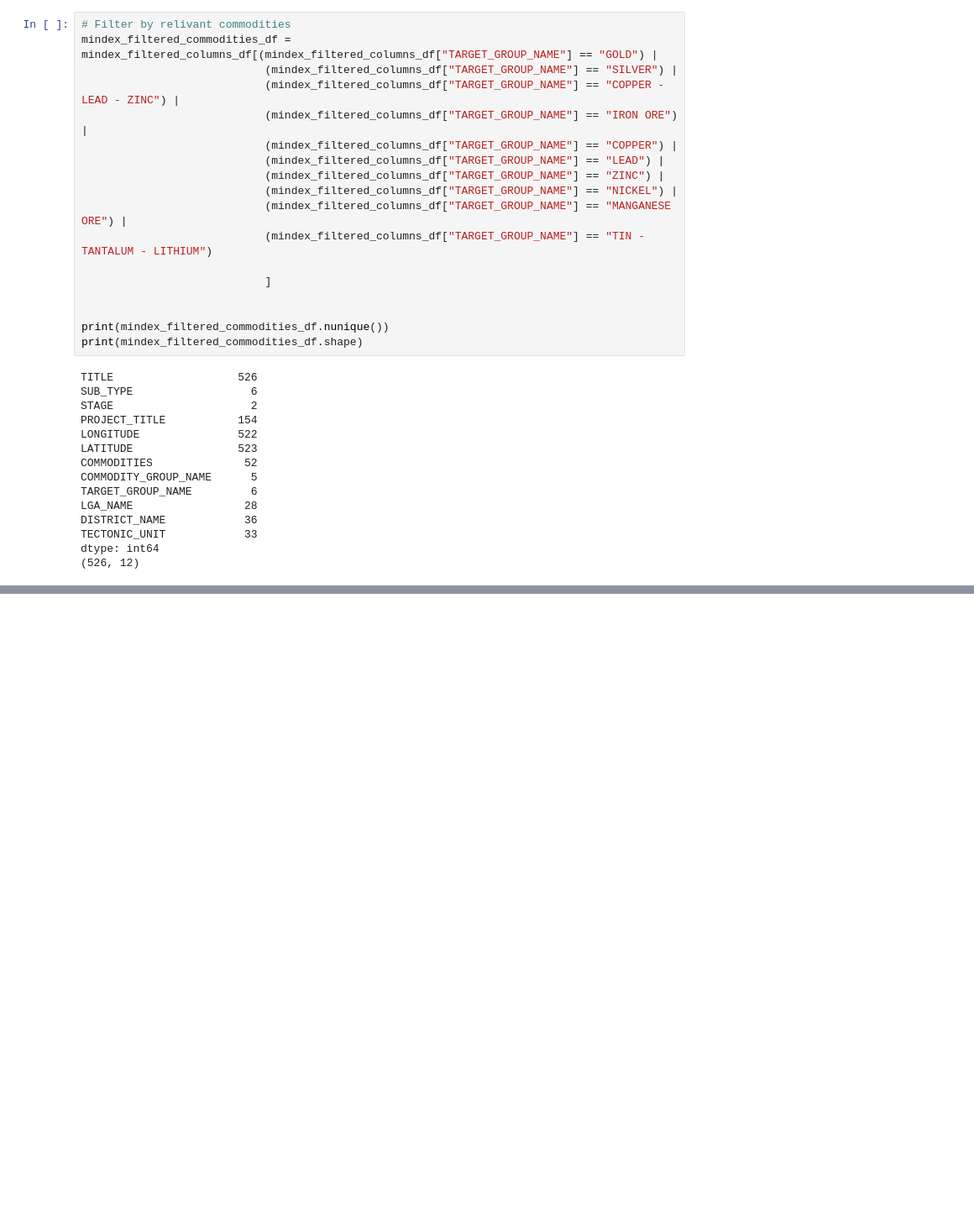
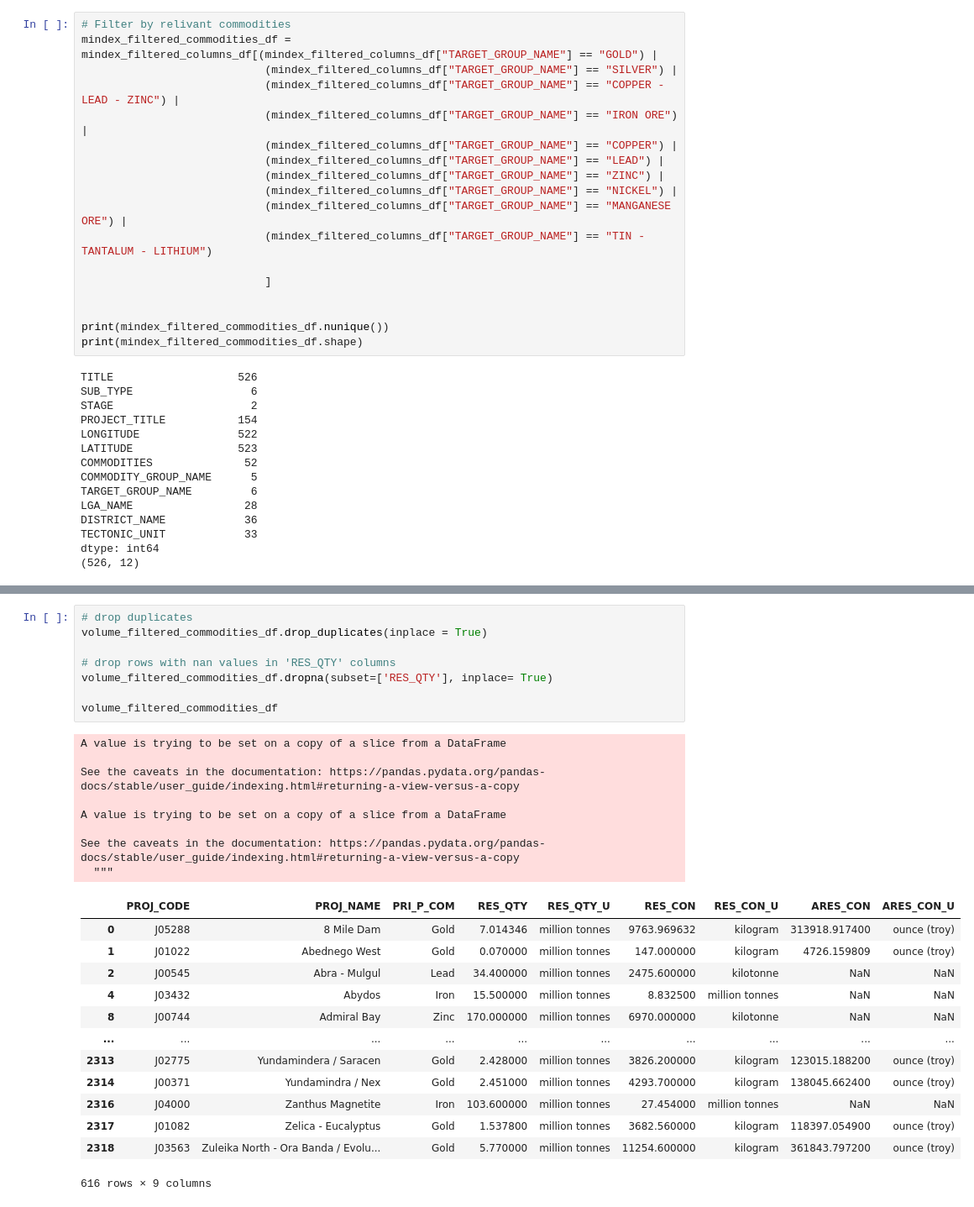
Before and after one commit to DannyBruzz/Project_3, a Jupyter notebook: minedex_elt_v1.ipynb, the cells around one changed output, grey strips where cells are left out. Shown at 84% size. Saved outputs shown, nothing was run; the diff lists cells and outputs as text; blank space fills up the shorter version.

```diff
--- a/minedex_elt_v1.ipynb
+++ b/minedex_elt_v1.ipynb
@@ -110,0 +233,30 @@ dtype: int64
+# %%
+# drop duplicates
+volume_filtered_commodities_df.drop_duplicates(inplace = True)
+
+# drop rows with nan values in 'RES_QTY' columns
+volume_filtered_commodities_df.dropna(subset=['RES_QTY'], inplace= True)
+
+volume_filtered_commodities_df
+# %% [output]
+A value is trying to be set on a copy of a slice from a DataFrame
+
+See the caveats in the documentation: https://pandas.pydata.org/pandas-docs/stable/user_guide/indexing.html#returning-a-view-versus-a-copy
+
+A value is trying to be set on a copy of a slice from a DataFrame
+
+See the caveats in the documentation: https://pandas.pydata.org/pandas-docs/stable/user_guide/indexing.html#returning-a-view-versus-a-copy
+  """
+|  | PROJ_CODE | PROJ_NAME | PRI_P_COM | RES_QTY | RES_QTY_U | RES_CON | RES_CON_U | ARES_CON | ARES_CON_U |
+| 0 | J05288 | 8 Mile Dam | Gold | 7.014346 | million tonnes | 9763.969632 | kilogram | 313918.917400 | ounce (troy) |
+| 1 | J01022 | Abednego West | Gold | 0.070000 | million tonnes | 147.000000 | kilogram | 4726.159809 | ounce (troy) |
+| 2 | J00545 | Abra - Mulgul | Lead | 34.400000 | million tonnes | 2475.600000 | kilotonne | NaN | NaN |
+| 4 | J03432 | Abydos | Iron | 15.500000 | million tonnes | 8.832500 | million tonnes | NaN | NaN |
+| 8 | J00744 | Admiral Bay | Zinc | 170.000000 | million tonnes | 6970.000000 | kilotonne | NaN | NaN |
+| ... | ... | ... | ... | ... | ... | ... | ... | ... | ... |
+| 2313 | J02775 | Yundamindera / Saracen | Gold | 2.428000 | million tonnes | 3826.200000 | kilogram | 123015.188200 | ounce (troy) |
+| 2314 | J00371 | Yundamindra / Nex | Gold | 2.451000 | million tonnes | 4293.700000 | kilogram | 138045.662400 | ounce (troy) |
+| 2316 | J04000 | Zanthus Magnetite | Iron | 103.600000 | million tonnes | 27.454000 | million tonnes | NaN | NaN |
+| 2317 | J01082 | Zelica - Eucalyptus | Gold | 1.537800 | million tonnes | 3682.560000 | kilogram | 118397.054900 | ounce (troy) |
+| 2318 | J03563 | Zuleika North - Ora Banda / Evolu... | Gold | 5.770000 | million tonnes | 11254.600000 | kilogram | 361843.797200 | ounce (troy) |
+616 rows × 9 columns
```
Also changed, not shown: parts of 14 cells of this notebook, 5 other files.
